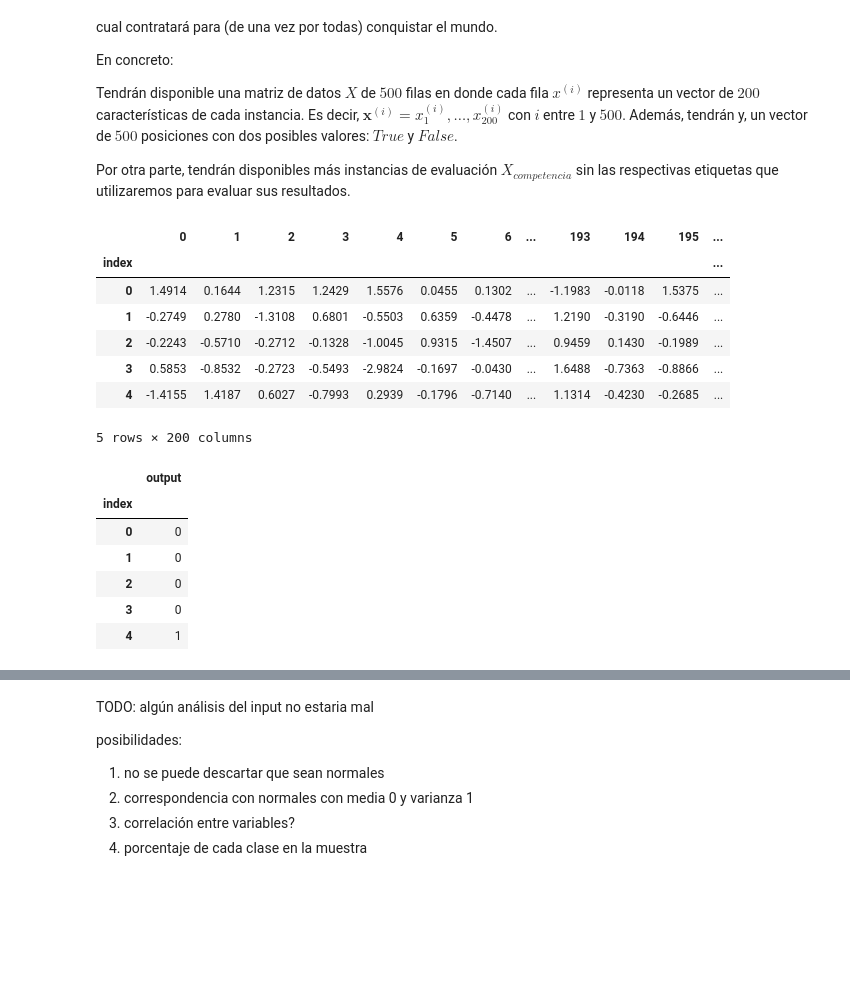
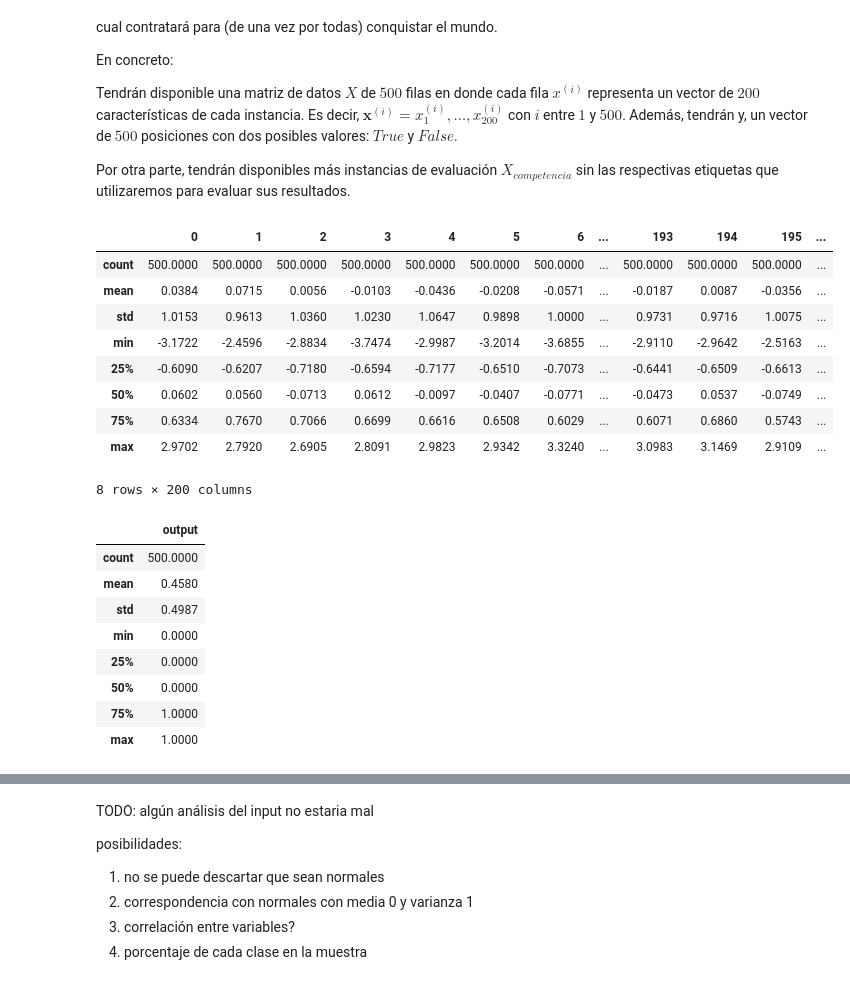
Before and after one commit to BrianBohe/aa-notebooks, a Jupyter notebook: TP1/TP1.ipynb, the cells around one changed output, grey strips where cells are left out. Saved outputs shown, nothing was run; the diff lists cells and outputs as text; code cells hidden in the pictures; blank space fills up the shorter version.

```diff
--- a/TP1/TP1.ipynb
+++ b/TP1/TP1.ipynb
@@ -71,31 +71,32 @@ def dibujar_arbol(clf):
 # %%
 # Carga de datos
 X = pd.read_csv("X.csv", index_col="index")
 Y = pd.read_csv("y.csv", index_col="index", dtype=int)  # Cargamos los valores booleanos (True y False)
                                                         # como números (1 y 0) para facilitar el manejo luego.
 
 X_competencia = pd.read_csv("X_competencia.csv", index_col="index")
 Y_competencia_ejemplo = pd.read_csv("y_competencia_ejemplo.csv", index_col="index")
 
-display(X.head(5))
-display(Y.head(5))
-
 # Descomentar si quieren ver los datos para la competencia:
 # display(X_competencia)
 # display(y_competencia_ejemplo)
 # %% [output]
 |  | 0 | 1 | 2 | 3 | 4 | 5 | 6 | ... | 193 | 194 | 195 | ... |
-| index |  |  |  |  |  |  |  |  |  |  |  | ... |
-| 0 | 1.4914 | 0.1644 | 1.2315 | 1.2429 | 1.5576 | 0.0455 | 0.1302 | ... | -1.1983 | -0.0118 | 1.5375 | ... |
-| 1 | -0.2749 | 0.2780 | -1.3108 | 0.6801 | -0.5503 | 0.6359 | -0.4478 | ... | 1.2190 | -0.3190 | -0.6446 | ... |
-| 2 | -0.2243 | -0.5710 | -0.2712 | -0.1328 | -1.0045 | 0.9315 | -1.4507 | ... | 0.9459 | 0.1430 | -0.1989 | ... |
-| 3 | 0.5853 | -0.8532 | -0.2723 | -0.5493 | -2.9824 | -0.1697 | -0.0430 | ... | 1.6488 | -0.7363 | -0.8866 | ... |
-| 4 | -1.4155 | 1.4187 | 0.6027 | -0.7993 | 0.2939 | -0.1796 | -0.7140 | ... | 1.1314 | -0.4230 | -0.2685 | ... |
+| count | 500.0000 | 500.0000 | 500.0000 | 500.0000 | 500.0000 | 500.0000 | 500.0000 | ... | 500.0000 | 500.0000 | 500.0000 | ... |
+| mean | 0.0384 | 0.0715 | 0.0056 | -0.0103 | -0.0436 | -0.0208 | -0.0571 | ... | -0.0187 | 0.0087 | -0.0356 | ... |
+| std | 1.0153 | 0.9613 | 1.0360 | 1.0230 | 1.0647 | 0.9898 | 1.0000 | ... | 0.9731 | 0.9716 | 1.0075 | ... |
+| min | -3.1722 | -2.4596 | -2.8834 | -3.7474 | -2.9987 | -3.2014 | -3.6855 | ... | -2.9110 | -2.9642 | -2.5163 | ... |
+| 25% | -0.6090 | -0.6207 | -0.7180 | -0.6594 | -0.7177 | -0.6510 | -0.7073 | ... | -0.6441 | -0.6509 | -0.6613 | ... |
+| 50% | 0.0602 | 0.0560 | -0.0713 | 0.0612 | -0.0097 | -0.0407 | -0.0771 | ... | -0.0473 | 0.0537 | -0.0749 | ... |
+| 75% | 0.6334 | 0.7670 | 0.7066 | 0.6699 | 0.6616 | 0.6508 | 0.6029 | ... | 0.6071 | 0.6860 | 0.5743 | ... |
+| max | 2.9702 | 2.7920 | 2.6905 | 2.8091 | 2.9823 | 2.9342 | 3.3240 | ... | 3.0983 | 3.1469 | 2.9109 | ... |
-5 rows × 200 columns
+8 rows × 200 columns
 |  | output |
-| index |  |
-| 0 | 0 |
-| 1 | 0 |
-| 2 | 0 |
-| 3 | 0 |
-| 4 | 1 |
+| count | 500.0000 |
+| mean | 0.4580 |
+| std | 0.4987 |
+| min | 0.0000 |
+| 25% | 0.0000 |
+| 50% | 0.0000 |
+| 75% | 1.0000 |
+| max | 1.0000 |
```
Also changed, not shown: parts of 29 cells of this notebook.
